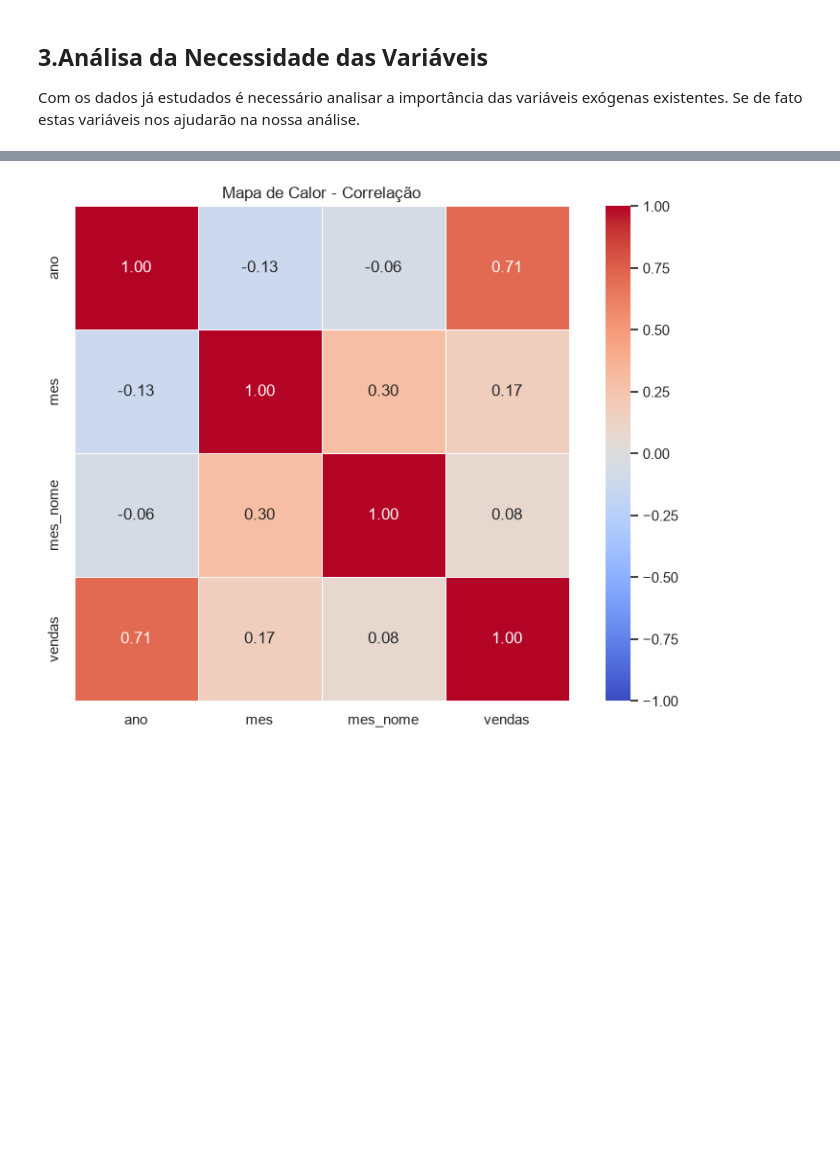
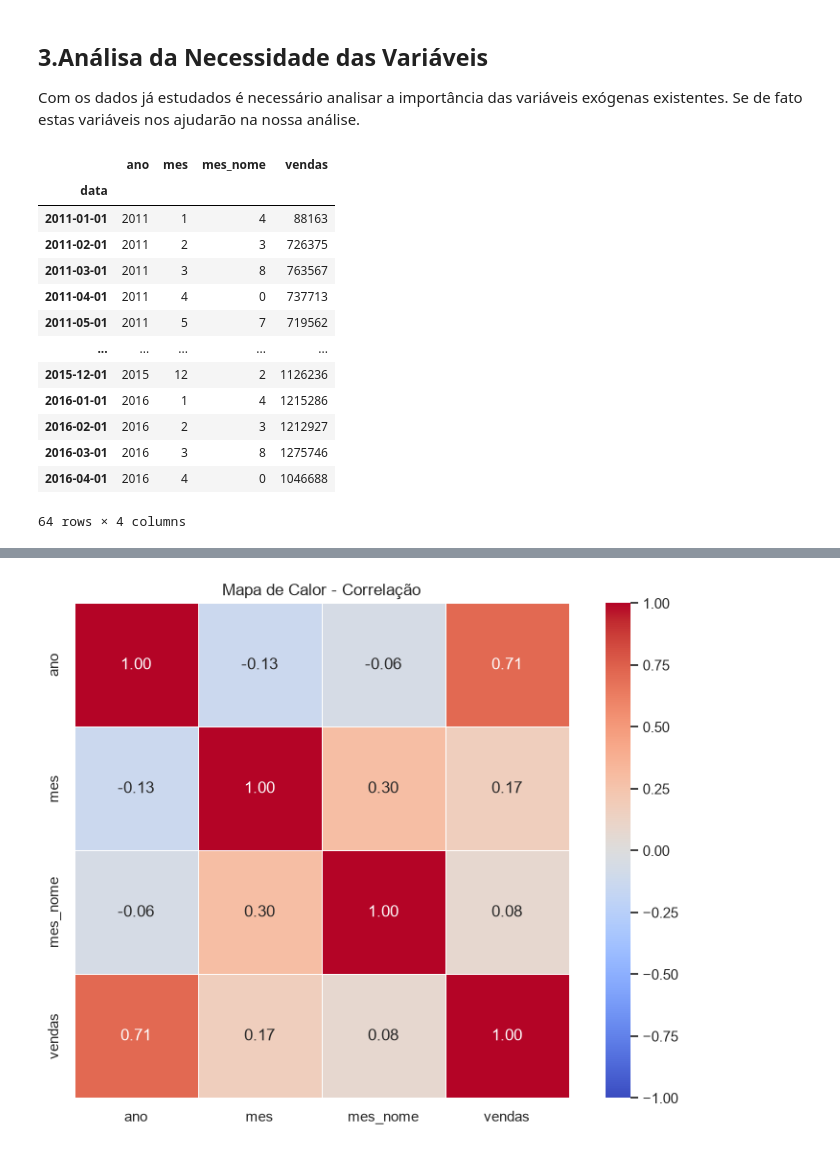
Before and after one commit to lfcalabria/aprendizado, a Jupyter notebook: Códigos/Serie Temporal.ipynb, the cells around one changed output, grey strips where cells are left out. Cells and saved outputs as stored; diff of their text form; code cells hidden in the pictures; blank space fills up the shorter version.

```diff
--- a/Códigos/Serie Temporal.ipynb
+++ b/Códigos/Serie Temporal.ipynb
@@ -464,0 +535,17 @@ Com os dados já estudados é necessário analisar a importância das variáveis
+# %%
+df_eda
+# %% [output]
+|  | ano | mes | mes_nome | vendas |
+| data |  |  |  |  |
+| 2011-01-01 | 2011 | 1 | 4 | 88163 |
+| 2011-02-01 | 2011 | 2 | 3 | 726375 |
+| 2011-03-01 | 2011 | 3 | 8 | 763567 |
+| 2011-04-01 | 2011 | 4 | 0 | 737713 |
+| 2011-05-01 | 2011 | 5 | 7 | 719562 |
+| ... | ... | ... | ... | ... |
+| 2015-12-01 | 2015 | 12 | 2 | 1126236 |
+| 2016-01-01 | 2016 | 1 | 4 | 1215286 |
+| 2016-02-01 | 2016 | 2 | 3 | 1212927 |
+| 2016-03-01 | 2016 | 3 | 8 | 1275746 |
+| 2016-04-01 | 2016 | 4 | 0 | 1046688 |
+64 rows × 4 columns
```
Also changed, not shown: parts of 24 cells of this notebook, 2 other files.
